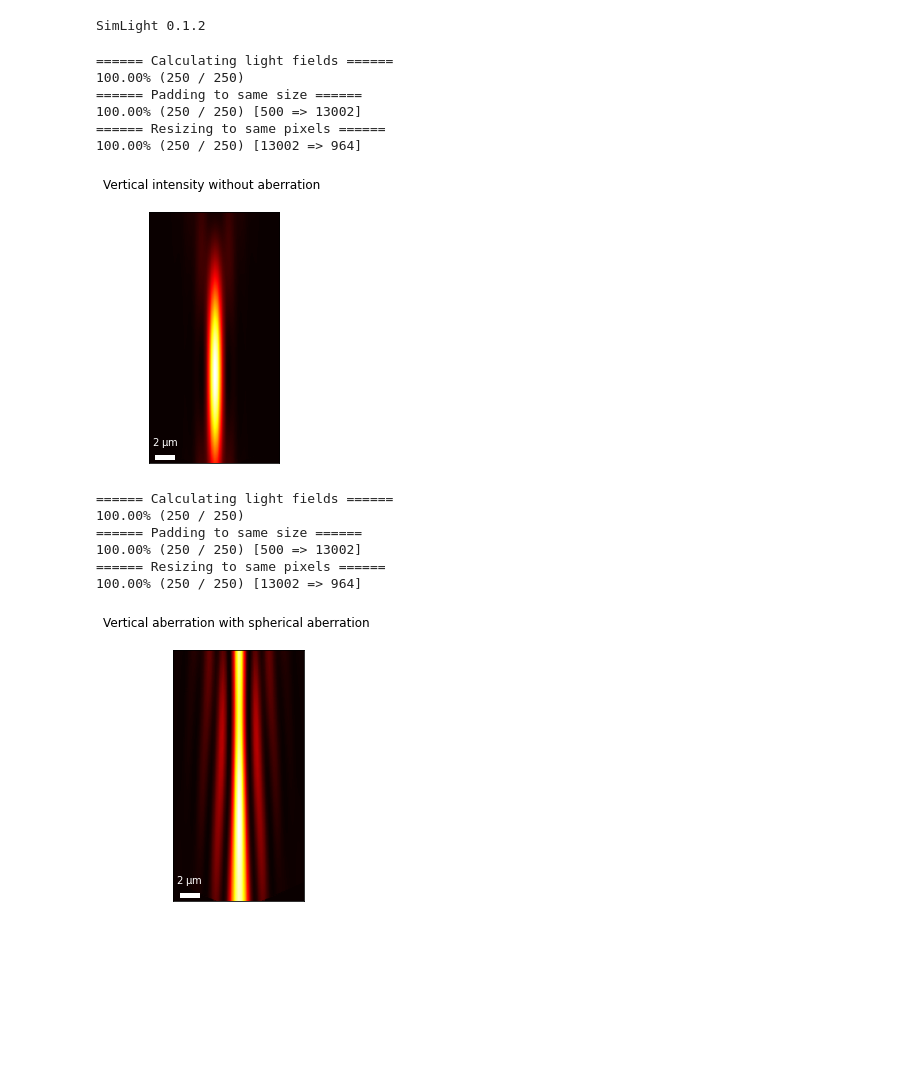
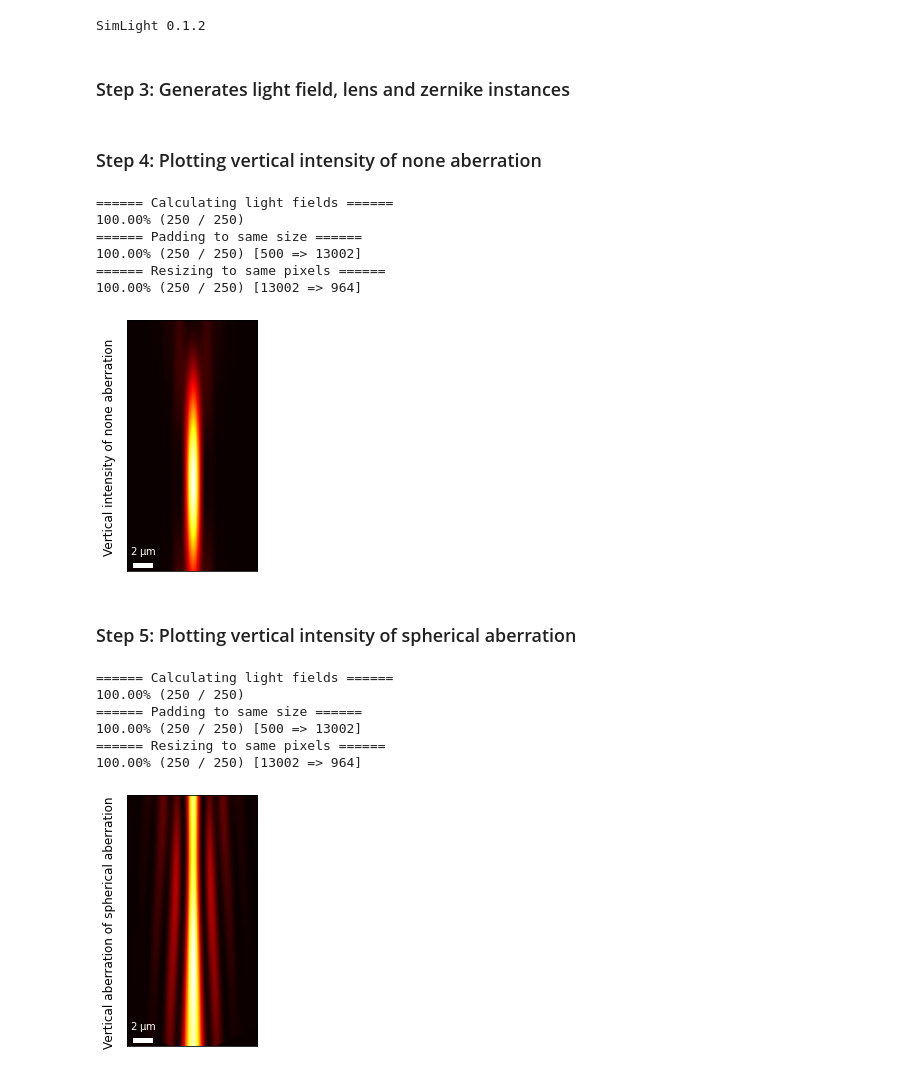
Before and after one commit to Miyoshichi/SimLight, a Jupyter notebook: Examples/intensity.ipynb, the cells around one changed output. Saved outputs shown, nothing was run; the diff lists cells and outputs as text; code cells hidden in the pictures; blank space fills up the shorter version.

```diff
--- a/Examples/intensity.ipynb
+++ b/Examples/intensity.ipynb
@@ -6,7 +13,15 @@ SimLight 0.1.2
 # %%
-# unit
+# units
 m = 1
 cm = 1e-2
 mm = 1e-3
 µm = 1e-6
 nm = 1e-9
+# parameters
+wavelength = 0.550 * µm
+size = 5 * mm
+N = 50  # pixel number
+f = 10 * mm
+j = 15  # zernike orders
+mag = 10
+lflag = 'jl'  # language used in calculating 3D light field data
@@ -20,3 +28,5 @@ mag = 10
+# %% [markdown]
+### Step 3: Generates light field, lens and zernike instances
 # %%
 F = sl.PlaneWave(wavelength, size, N)
 L = sl.Lens.new_lens(size, f)
@@ -24,21 +34,25 @@ Z = sl.zernike.ZernikeCoefficients(j)
 Z.coefficients[12] = 0.1  # spherical aberration
+# %% [markdown]
+### Step 4: Plotting vertical intensity of none aberration
 # %%
 F1 = sl.circle_aperture(F)
-F1, F1_3d = sl.near_field_propagation(F1, L, z=f, return_3d_field=True, coord='spherical', mag=mag, flag='jl')
-slpl.plot_vertical_intensity(F1_3d, norm_type=1, mag=mag, title='Vertical intensity without aberration')
+F1, F1_3d = sl.near_field_propagation(F1, L, z=f, return_3d_field=True, coord='spherical', mag=mag, lflag=lflag)
+slpl.plot_vertical_intensity(F1_3d, norm_type=1, mag=mag, title='Vertical intensity of none aberration')
 # %% [output]
 ====== Calculating light fields ======
 100.00% (250 / 250)
 ====== Padding to same size ======
 100.00% (250 / 250) [500 => 13002]
 ====== Resizing to same pixels ======
 100.00% (250 / 250) [13002 => 964]
-[figure, old version]
+[figure, new version]
+# %% [markdown]
+### Step 5: Plotting vertical intensity of spherical aberration
 # %%
 F2 = sl.aberration(F, Z)
 F2 = sl.circle_aperture(F2)
-F2, F2_3d = sl.near_field_propagation(F2, L, z=f, return_3d_field=True, coord='spherical', mag=mag, flag='jl')
-slpl.plot_vertical_intensity(F2_3d, norm_type=1, mag=mag, title='Vertical aberration with spherical aberration')
+F2, F2_3d = sl.near_field_propagation(F2, L, z=f, return_3d_field=True, coord='spherical', mag=mag, lflag=lflag)
+slpl.plot_vertical_intensity(F2_3d, norm_type=1, mag=mag, title='Vertical aberration of spherical aberration')
 # %% [output]
 ====== Calculating light fields ======
 100.00% (250 / 250)
@@ -46,4 +60,4 @@ slpl.plot_vertical_intensity(F2_3d, norm_type=1, mag=mag, title='Vertical aberra
 100.00% (250 / 250) [500 => 13002]
 ====== Resizing to same pixels ======
 100.00% (250 / 250) [13002 => 964]
-[figure, old version]
+[figure, new version]
```
Also changed, not shown: parts of 6 cells of this notebook, 2 other files.
